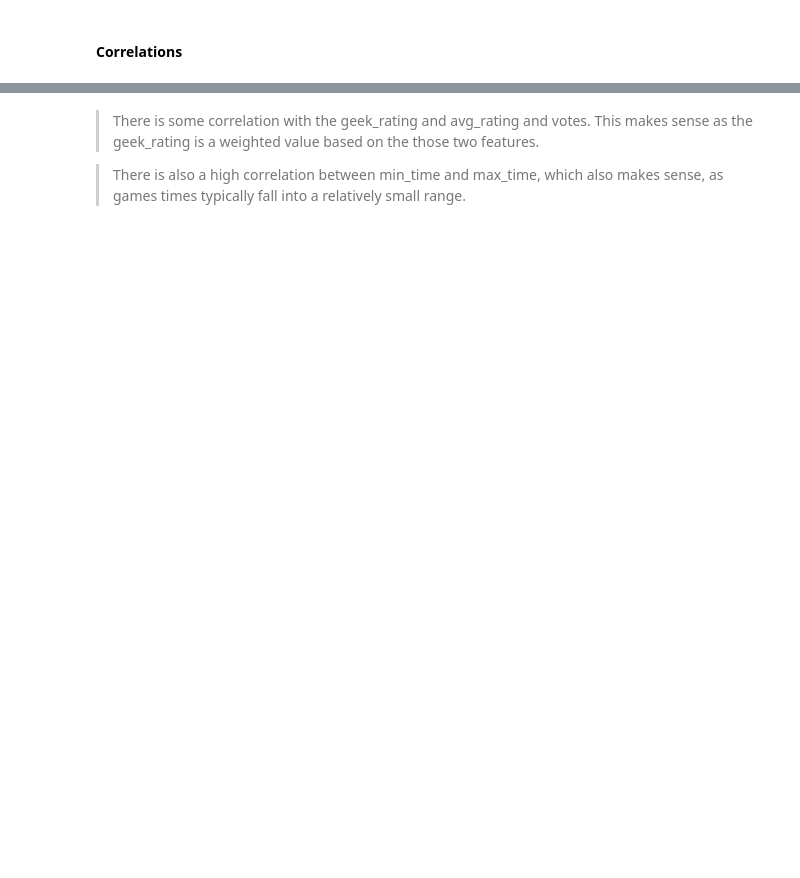
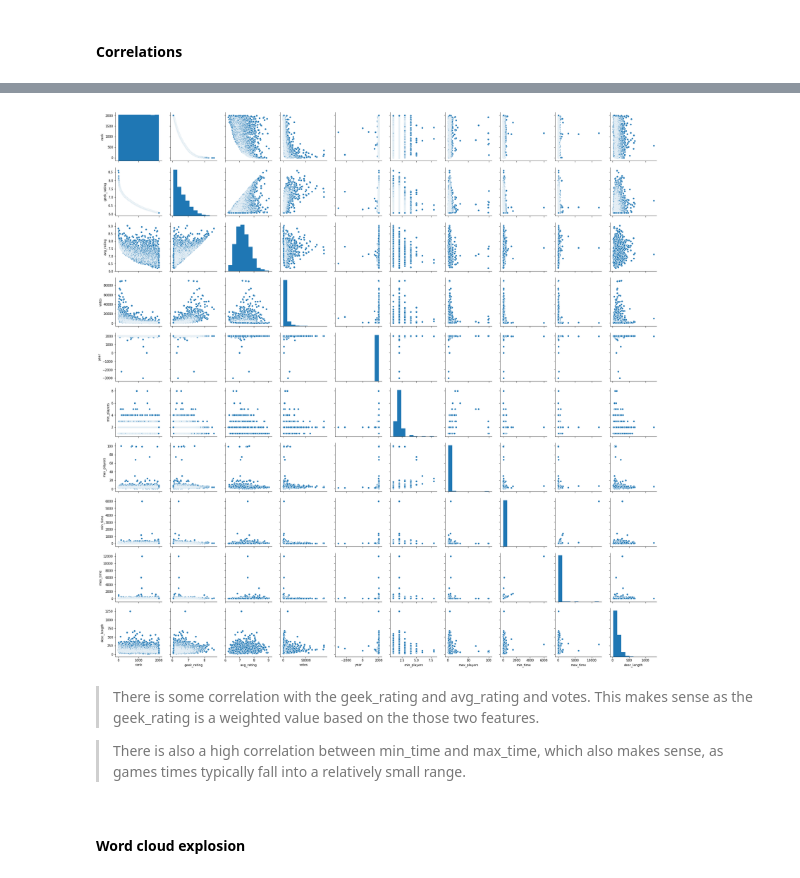
Before and after one commit to misty-garcia/board_games, a Jupyter notebook: top_games.ipynb, the cells around one changed output, grey strips where cells are left out. Drawn from its saved outputs; the diff is of its cells as text; code cells hidden in the pictures; blank space fills up the shorter version.

```diff
--- a/top_games.ipynb
+++ b/top_games.ipynb
@@ -340,4 +456,11 @@ plt.show()
+# %%
+sns.pairplot(df.reset_index())
+plt.show()
+# %% [output]
+[figure, added]
 # %% [markdown]
 > There is some correlation with the geek_rating and avg_rating and votes. This makes sense as the geek_rating is a weighted value based on the those two features.
 
 > There is also a high correlation between min_time and max_time, which also makes sense, as games times typically fall into a relatively small range.
+# %% [markdown]
+#### Word cloud explosion
```
Also changed, not shown: parts of 26 cells of this notebook.
